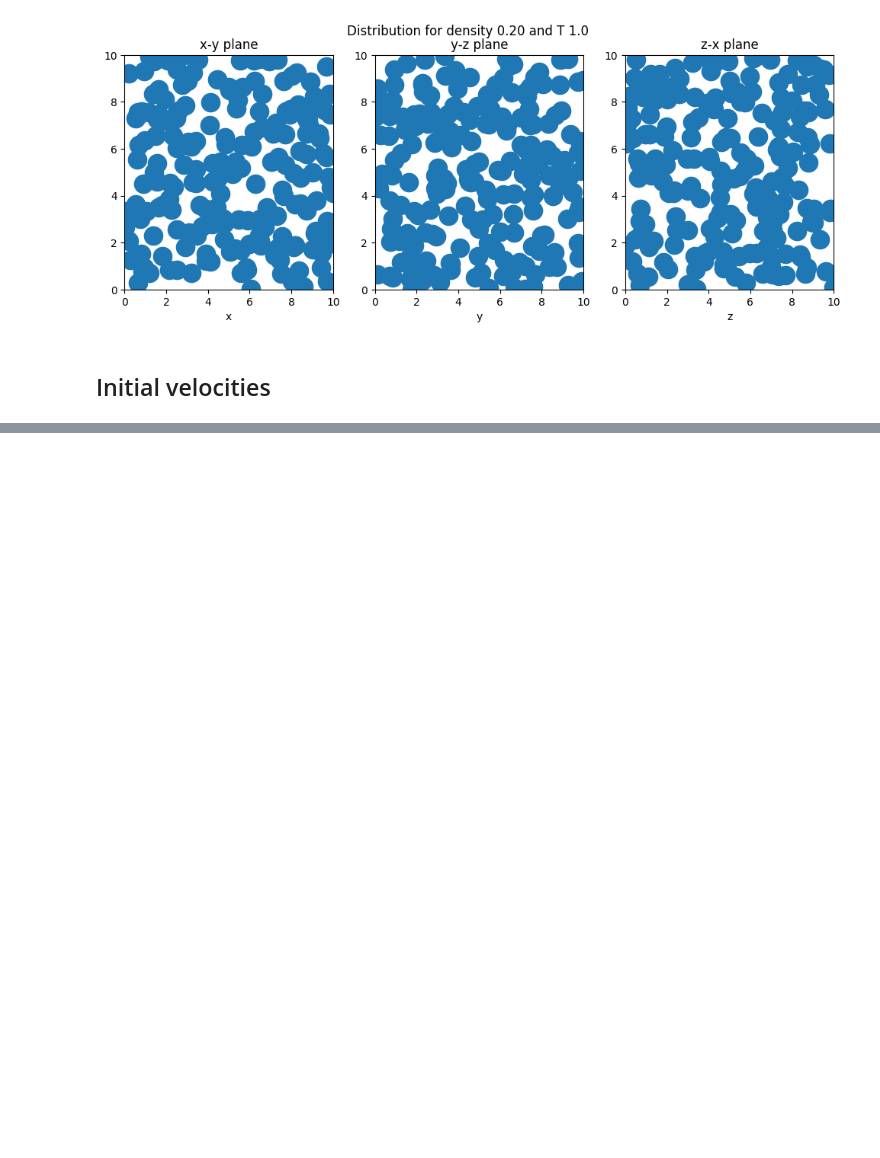
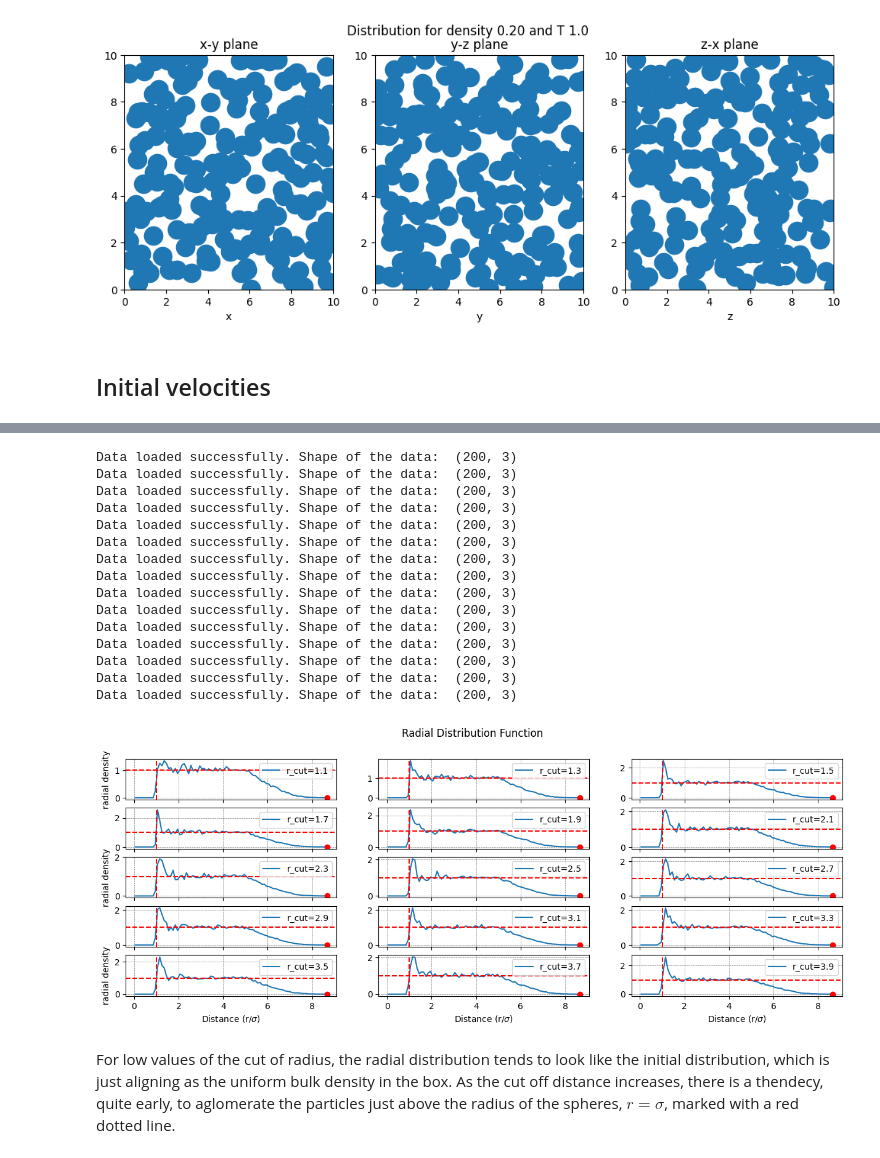
Before and after one commit to ivergro/Soft-Matter-Physics, a Jupyter notebook: Exercise_11/results.ipynb, the cells around one changed output, grey strips where cells are left out. Drawn from its saved outputs; the diff is of its cells as text; code cells hidden in the pictures; blank space fills up the shorter version.

```diff
--- a/Exercise_11/results.ipynb
+++ b/Exercise_11/results.ipynb
@@ -129,0 +201,53 @@ Mean vz = 0.00
+# %%
+def plot_gr(dt):
+    r_cut = np.linspace(1.1, 3.9, num=int((3.9-1.1)/0.2)+2)[:]
+    fig, axes = plt.subplots(5,3, figsize=(15, 5))
+    i = 0
+    j = 0
+    for rc in r_cut:
+        positions = np.loadtxt("./data/dt={}/r_cut={:.6f}/run1_x.xyz".format(dt, rc))
+        # Check if data is loaded correctly
+        if positions.shape[0] > 0 and positions.shape[1] > 0:
+            print("Data loaded successfully. Shape of the data: ", positions.shape)
+        else:
+            print("Data loading failed. Check the file path and format.")
+        g_r, r = calculate_radial_distribution(positions, 0.1, max_r, L)
+        axes[j][i].plot(r, g_r, label="r_cut={:.1f}".format(rc))
+        axes[j][i].plot(max_r, 0, 'ro')#, label='max_r')
+        axes[j][i].axhline(y=1, color='r', linestyle='--')#, label='Bulk density')
+        axes[j][i].axvline(x=1, color='r', linestyle='--')#, label=r'r=$\sigma$')
+        axes[j][i].grid(True, which='both', color='gray', linestyle='--', linewidth=0.5)  # Add this line
+        axes[j][i].set_xlabel(r'Distance (r/$\sigma$)')
+        if j % 2 == 0 and i == 0:
+            axes[j][i].set_ylabel('radial density')
+        if j != 4:
+            axes[j][i].set_xticklabels([])
+        axes[j][i].legend()
+
+        i += 1
+        if i%3 == 0:
+            j += 1
+            i = 0
+    fig.suptitle('Radial Distribution Function')
+
+plot_gr(0.0001)
+# %% [output]
+Data loaded successfully. Shape of the data:  (200, 3)
+Data loaded successfully. Shape of the data:  (200, 3)
+Data loaded successfully. Shape of the data:  (200, 3)
+Data loaded successfully. Shape of the data:  (200, 3)
+Data loaded successfully. Shape of the data:  (200, 3)
+Data loaded successfully. Shape of the data:  (200, 3)
+Data loaded successfully. Shape of the data:  (200, 3)
+Data loaded successfully. Shape of the data:  (200, 3)
+Data loaded successfully. Shape of the data:  (200, 3)
+Data loaded successfully. Shape of the data:  (200, 3)
+Data loaded successfully. Shape of the data:  (200, 3)
+Data loaded successfully. Shape of the data:  (200, 3)
+Data loaded successfully. Shape of the data:  (200, 3)
+Data loaded successfully. Shape of the data:  (200, 3)
+Data loaded successfully. Shape of the data:  (200, 3)
+[figure, added]
+# %% [markdown]
+For low values of the cut of radius, the radial distribution tends to look like the initial distribution, which is just aligning as the uniform bulk density in the box.
+As the cut off distance increases, there is a thendecy, quite early, to aglomerate the particles just above the radius of the spheres, $r = \sigma$, marked with a red dotted line.
```
Also changed, not shown: parts of 4 cells of this notebook, 5 other files.
